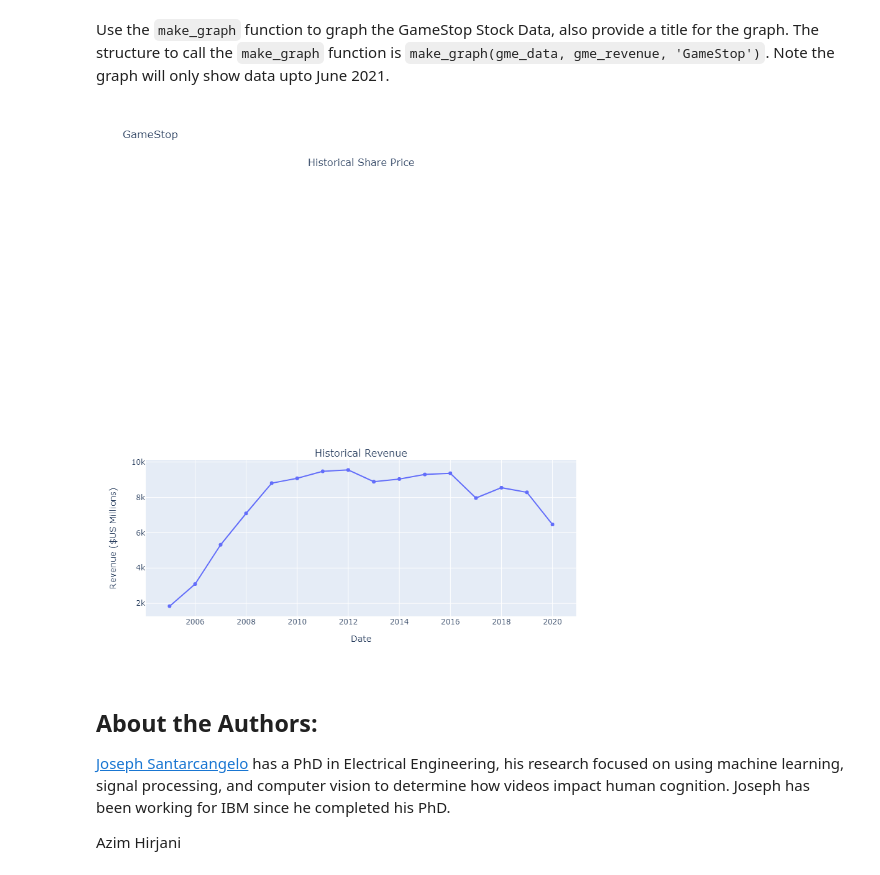
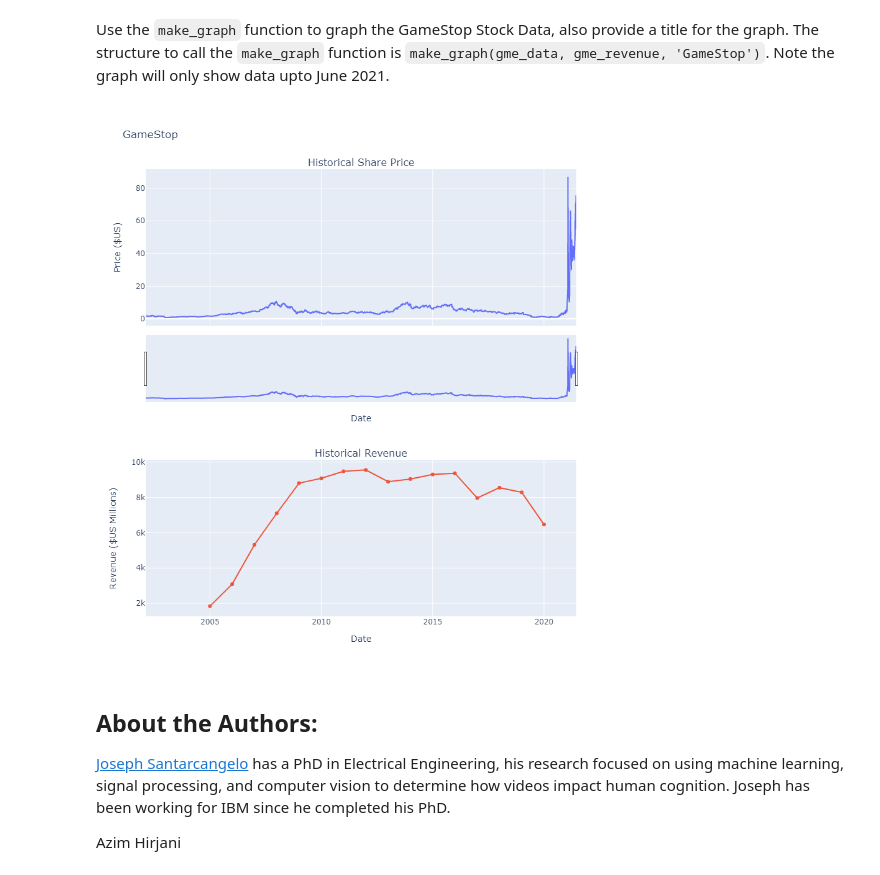
Before and after one commit to Deepak861/Deepak_DataScience, a Jupyter notebook: Final Assignment.ipynb, the cells around one changed output. Drawn from its saved outputs; the diff is of its cells as text; code cells hidden in the pictures.

```diff
--- a/Final Assignment.ipynb
+++ b/Final Assignment.ipynb
@@ -224,14 +242,19 @@ gme_revenue.tail()
 # %% [markdown]
 Use the `make_graph` function to graph the Tesla Stock Data, also provide a title for the graph. The structure to call the `make_graph` function is `make_graph(tesla_data, tesla_revenue, 'Tesla')`. Note the graph will only show data upto June 2021.
 # %%
-def make_graph(tesla_data, tesla_revenue, Tesla):
+def make_graph(stock_data, revenue_data, stock):
     fig = make_subplots(rows=2, cols=1, shared_xaxes=True, subplot_titles=("Historical Share Price", "Historical Revenue"), vertical_spacing = .3)
-    revenue_data_specific = tesla_revenue[tesla_revenue.Date <= '2021-06-30']
+    stock_data_specific = stock_data[stock_data.Date <= '2021--06-14']
+    revenue_data_specific = revenue_data[revenue_data.Date <= '2021-06-30']
+    fig.add_trace(go.Scatter(x=pd.to_datetime(stock_data_specific.Date, infer_datetime_format=True), y=stock_data_specific.Close.astype("float"), name="Share Price"), row=1, col=1)
     fig.add_trace(go.Scatter(x=pd.to_datetime(revenue_data_specific.Date, infer_datetime_format=True), y=revenue_data_specific.Revenue.astype("float"), name="Revenue"), row=2, col=1)
+    fig.update_xaxes(title_text="Date", row=1, col=1)
     fig.update_xaxes(title_text="Date", row=2, col=1)
+    fig.update_yaxes(title_text="Price ($US)", row=1, col=1)
     fig.update_yaxes(title_text="Revenue ($US Millions)", row=2, col=1)
-    fig.update_layout(showlegend=False, height=500, title='Revenue',
+    fig.update_layout(showlegend=False, height=900, title=stock,
     xaxis_rangeslider_visible=True)
     fig.show()
-make_graph(tesla_revenue,tesla_revenue,'Tesla')
+
+make_graph(tesla_data,tesla_revenue,'Tesla')
 # %% [output]
@@ -241,19 +264,23 @@ make_graph(tesla_revenue,tesla_revenue,'Tesla')
 # %% [markdown]
 Use the `make_graph` function to graph the GameStop Stock Data, also provide a title for the graph. The structure to call the `make_graph` function is `make_graph(gme_data, gme_revenue, 'GameStop')`. Note the graph will only show data upto June 2021.
 # %%
-def make_graph(tesla_data, tesla_revenue, Tesla):
+def make_graph(stock_data, revenue_data, stock):
     fig = make_subplots(rows=2, cols=1, shared_xaxes=True, subplot_titles=("Historical Share Price", "Historical Revenue"), vertical_spacing = .3)
-    revenue_data_specific = tesla_revenue[tesla_revenue.Date <= '2021-06-30']
+    stock_data_specific = stock_data[stock_data.Date <= '2021--06-14']
+    revenue_data_specific = revenue_data[revenue_data.Date <= '2021-06-30']
+    fig.add_trace(go.Scatter(x=pd.to_datetime(stock_data_specific.Date, infer_datetime_format=True), y=stock_data_specific.Close.astype("float"), name="Share Price"), row=1, col=1)
     fig.add_trace(go.Scatter(x=pd.to_datetime(revenue_data_specific.Date, infer_datetime_format=True), y=revenue_data_specific.Revenue.astype("float"), name="Revenue"), row=2, col=1)
+    fig.update_xaxes(title_text="Date", row=1, col=1)
     fig.update_xaxes(title_text="Date", row=2, col=1)
+    fig.update_yaxes(title_text="Price ($US)", row=1, col=1)
     fig.update_yaxes(title_text="Revenue ($US Millions)", row=2, col=1)
-    fig.update_layout(showlegend=False, height=900, title='GameStop',
+    fig.update_layout(showlegend=False, height=900, title=stock,
     xaxis_rangeslider_visible=True)
     fig.show()
 
-make_graph(gme_revenue,gme_revenue,'GameStop')
+make_graph(gme_data,gme_revenue,'GameStop')
 # %% [output]
-[figure, old version]
+[figure, new version]
 # %% [markdown]
 <h2>About the Authors:</h2>
 
```
Also changed, not shown: parts of 4 cells of this notebook.
